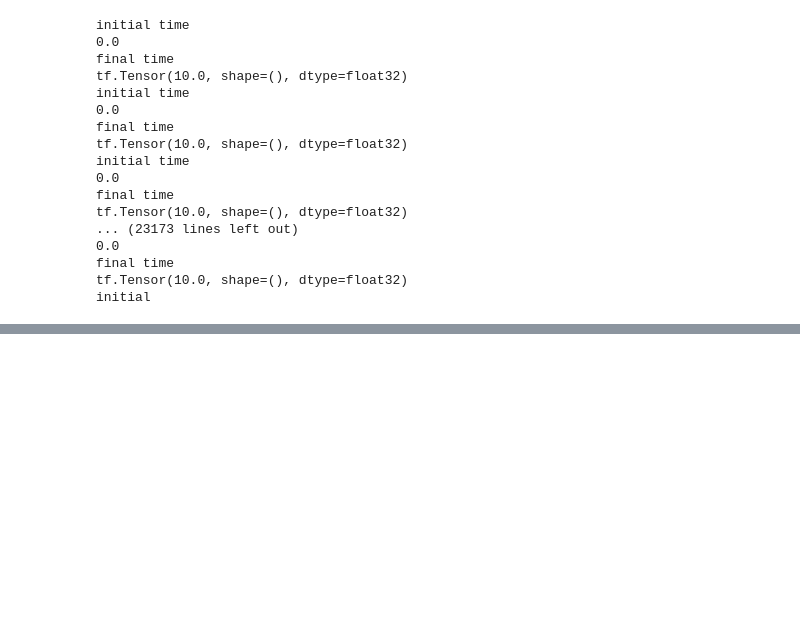
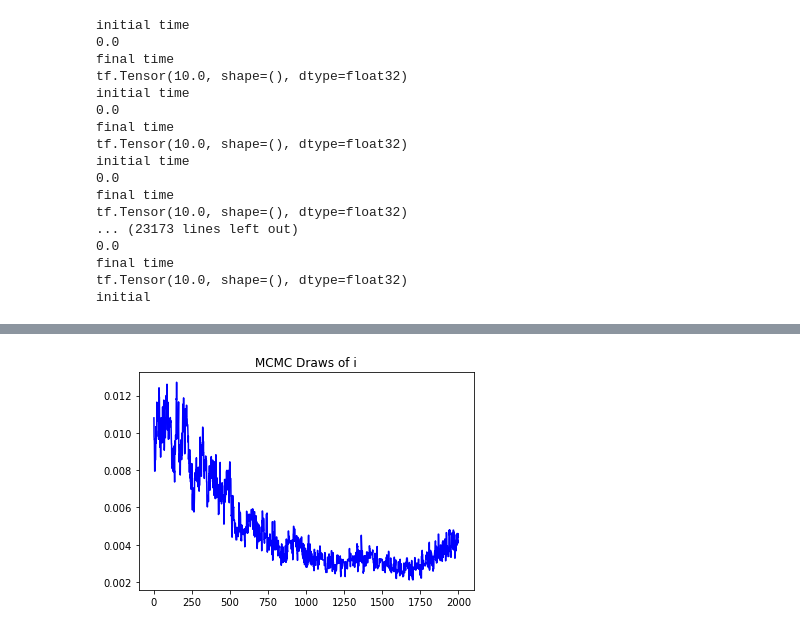
Before and after one commit to CarloGraziani/COVID_Surveillance, a Jupyter notebook: jupyter/mcmc.ipynb, the cells around one changed output, grey strips where cells are left out. Cells and saved outputs as stored; diff of their text form; code cells hidden in the pictures; blank space fills up the shorter version.

```diff
--- a/jupyter/mcmc.ipynb
+++ b/jupyter/mcmc.ipynb
@@ -248,0 +249,8 @@ plt.savefig('mcmc_plot_nu.png', dpi=300, bbox_inches='tight')
+# %%
+import matplotlib.pyplot as plt
+t = list(range(len(i)))
+plt.plot(t, i.numpy(), "b-")
+plt.title("MCMC Draws of i")
+plt.savefig('mcmc_plot_i.png', dpi=300, bbox_inches='tight')
+# %% [output]
+[figure, added]
```
Also changed, not shown: parts of 13 cells of this notebook.
